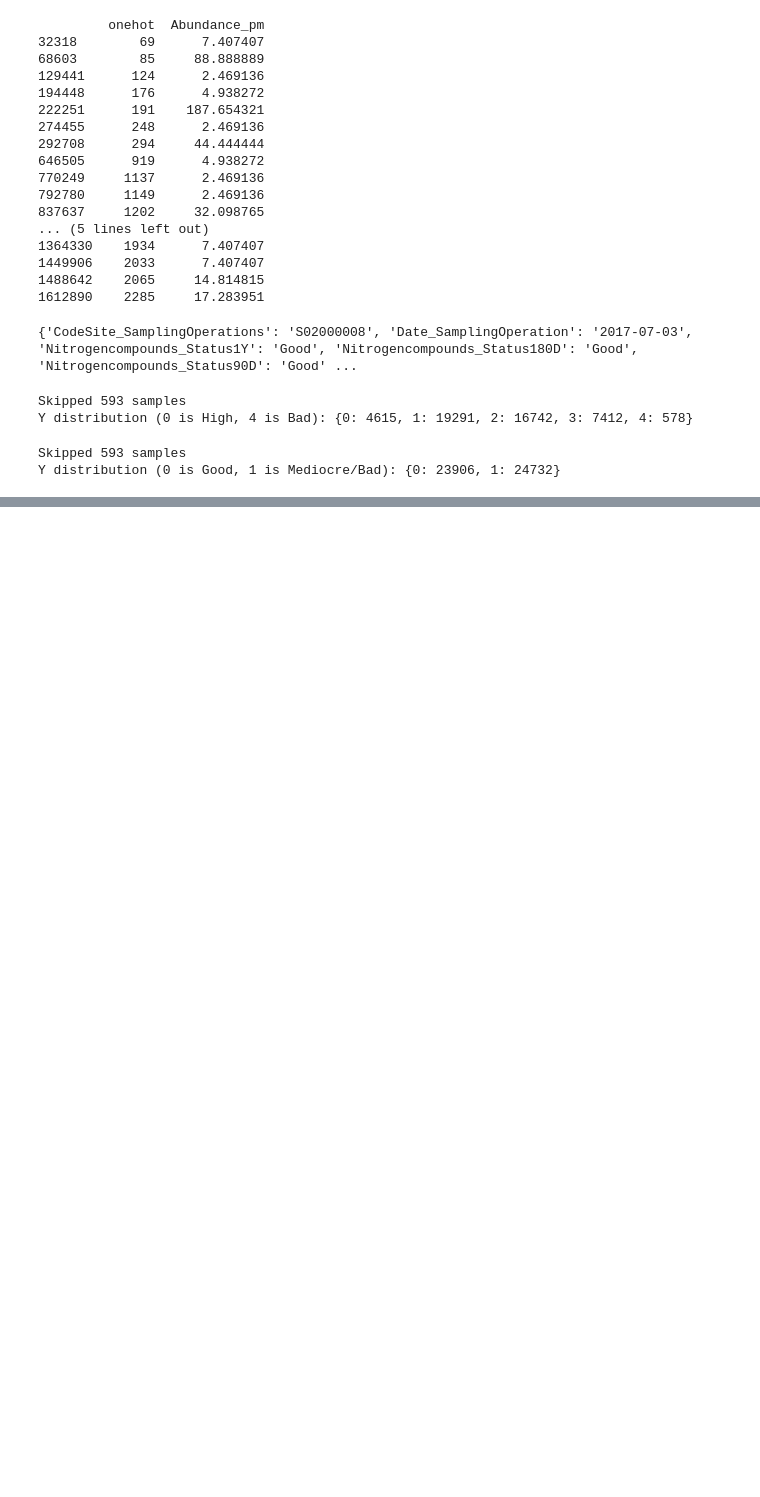
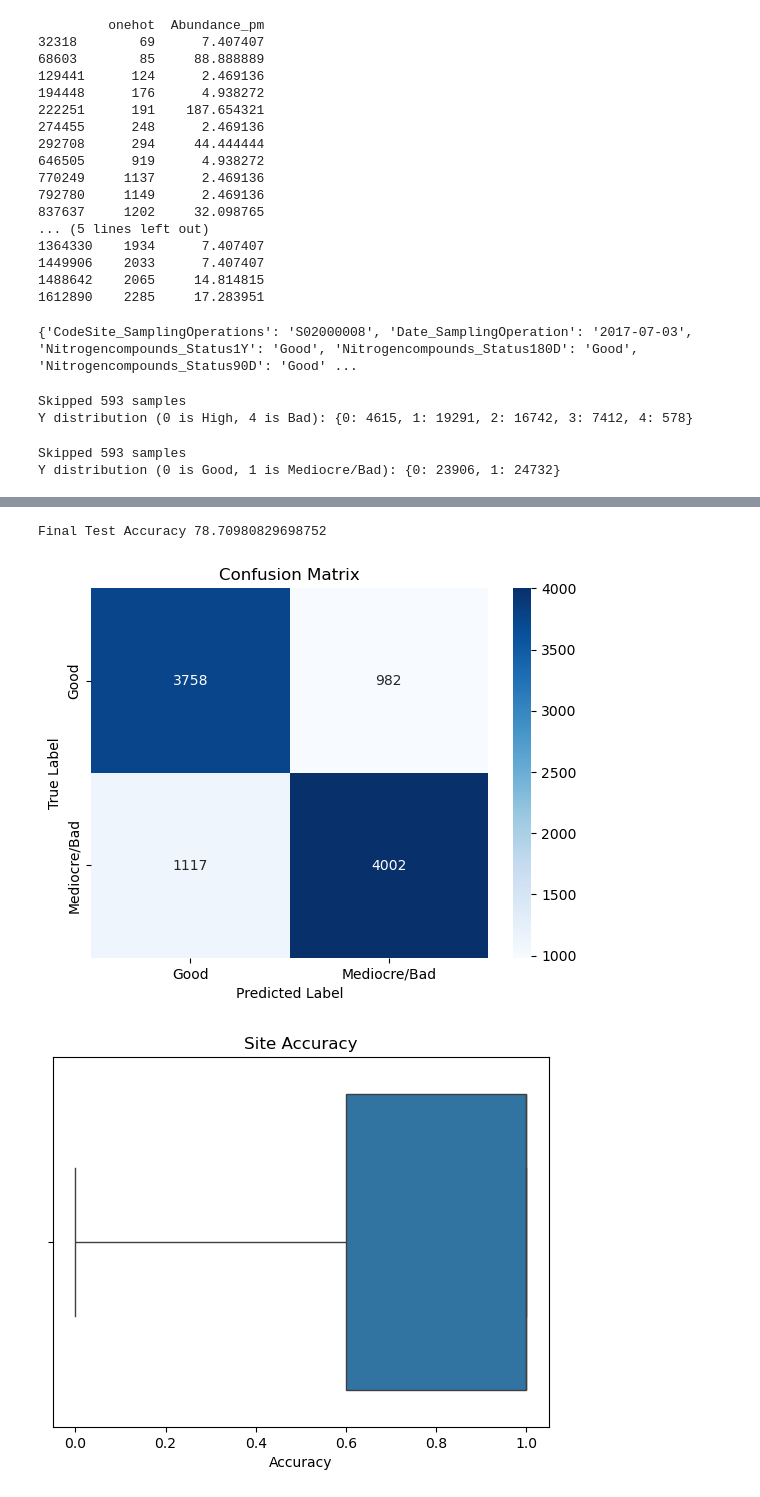
Before and after one commit to rithwiks/GNN_Water_Quality, a Jupyter notebook: baseline.ipynb, the cells around one changed output, grey strips where cells are left out. Cells and saved outputs as stored; diff of their text form; code cells hidden in the pictures; blank space fills up the shorter version.

```diff
--- a/baseline.ipynb
+++ b/baseline.ipynb
@@ -234,0 +347,50 @@ Final Test Accuracy 80.33511513157895
+# %%
+correct = 0
+total = 0
+predictions = []
+true_classes = []
+site_acc = {}
+for i, data in enumerate(tqdm(test_dataloader_site_split)):
+    x, y, keys = data
+    output = model_site_split(x.float())
+    _, predicted = torch.max(output.data, 1)
+    predictions.extend(predicted)
+    true_classes.extend(y)
+    total += y.size(0)
+    correct += (predicted == y).sum().item()
+    for j, key in enumerate(keys):
+        k = key.split('_')[0]
+        if k in site_acc:
+            site_acc[k].append(predicted[j].item() == y[j].item())
+        else:
+            site_acc[k] = [predicted[j].item() == y[j].item()]
+print(f'Final Test Accuracy {100 * correct / total}')
+conf_matrix = confusion_matrix(true_classes, predictions)
+
+# sns.heatmap(conf_matrix, annot=True, fmt="d", cmap="Blues",
+#           xticklabels=['High', 'Good', 'Mediocre', 'Poor', 'Bad'],
+#            yticklabels=['High', 'Good', 'Mediocre', 'Poor', 'Bad'])
+
+sns.heatmap(conf_matrix, annot=True, fmt="d", cmap="Blues",
+           xticklabels=['Good', 'Mediocre/Bad'],
+            yticklabels=['Good', 'Mediocre/Bad'])
+
+plt.xlabel("Predicted Label")
+plt.ylabel("True Label")
+plt.title("Confusion Matrix")
+plt.show()
+
+site_acc = {key: np.mean(val) for key, val in site_acc.items()}
+sns.boxplot(x=list(site_acc.values()))
+plt.xlabel('Accuracy')
+plt.title('Site Accuracy')
+plt.show()
+
+sns.histplot(list(site_acc.values()))
+plt.xlabel('Accuracy')
+plt.title('Site Accuracy')
+plt.show()
+# %% [output]
+Final Test Accuracy 78.70980829698752
+[figure, added]
+[figure, added]
```
Also changed, not shown: parts of 7 cells of this notebook, 1 other file.
